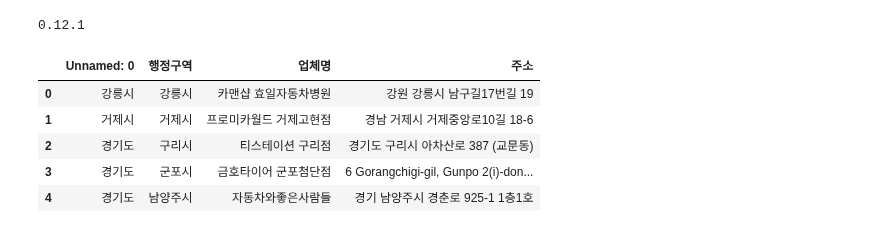
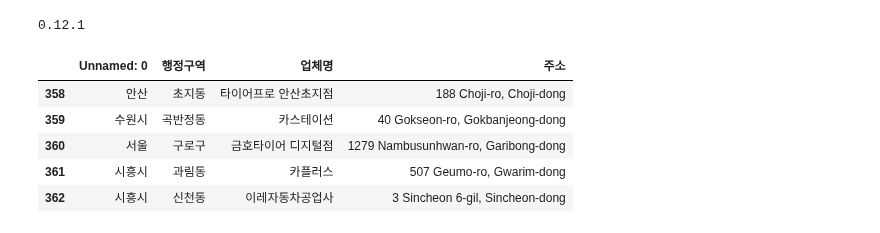
Before and after one commit to dongdong-e/domestic_partners, a Jupyter notebook: domestic_partners.ipynb, the cells around one changed output. Saved outputs shown, nothing was run; the diff lists cells and outputs as text; code cells hidden in the pictures.

```diff
--- a/domestic_partners.ipynb
+++ b/domestic_partners.ipynb
@@ -17,14 +17,14 @@ gmaps_key = "AIzaSyAxDKNtZfZJ387lEm7qoMQDQhVAjzqEKLs"
 gmaps = googlemaps.Client(key = gmaps_key)
 # %%
 partners_raw_data = pd.read_csv('domestic_partners.csv')
-partners_raw_data.head(5)
+partners_raw_data.tail(5)
 # %% [output]
 |  | Unnamed: 0 | 행정구역 | 업체명 | 주소 |
-| 0 | 강릉시 | 강릉시 | 카맨샵 효일자동차병원 | 강원 강릉시 남구길17번길 19 |
-| 1 | 거제시 | 거제시 | 프로미카월드 거제고현점 | 경남 거제시 거제중앙로10길 18-6 |
-| 2 | 경기도 | 구리시 | 티스테이션 구리점 | 경기도 구리시 아차산로 387 (교문동) |
-| 3 | 경기도 | 군포시 | 금호타이어 군포첨단점 | 6 Gorangchigi-gil, Gunpo 2(i)-don... |
-| 4 | 경기도 | 남양주시 | 자동차와좋은사람들 | 경기 남양주시 경춘로 925-1 1층1호 |
+| 358 | 안산 | 초지동 | 타이어프로 안산초지점 | 188 Choji-ro, Choji-dong |
+| 359 | 수원시 | 곡반정동 | 카스테이션 | 40 Gokseon-ro, Gokbanjeong-dong |
+| 360 | 서울 | 구로구 | 금호타이어 디지털점 | 1279 Nambusunhwan-ro, Garibong-dong |
+| 361 | 시흥시 | 과림동 | 카플러스 | 507 Geumo-ro, Gwarim-dong |
+| 362 | 시흥시 | 신천동 | 이레자동차공업사 | 3 Sincheon 6-gil, Sincheon-dong |
 # %%
 partners_address = partners_raw_data['주소']
 partners_address
```
Also changed, not shown: parts of 3 cells of this notebook, 2 other files.
